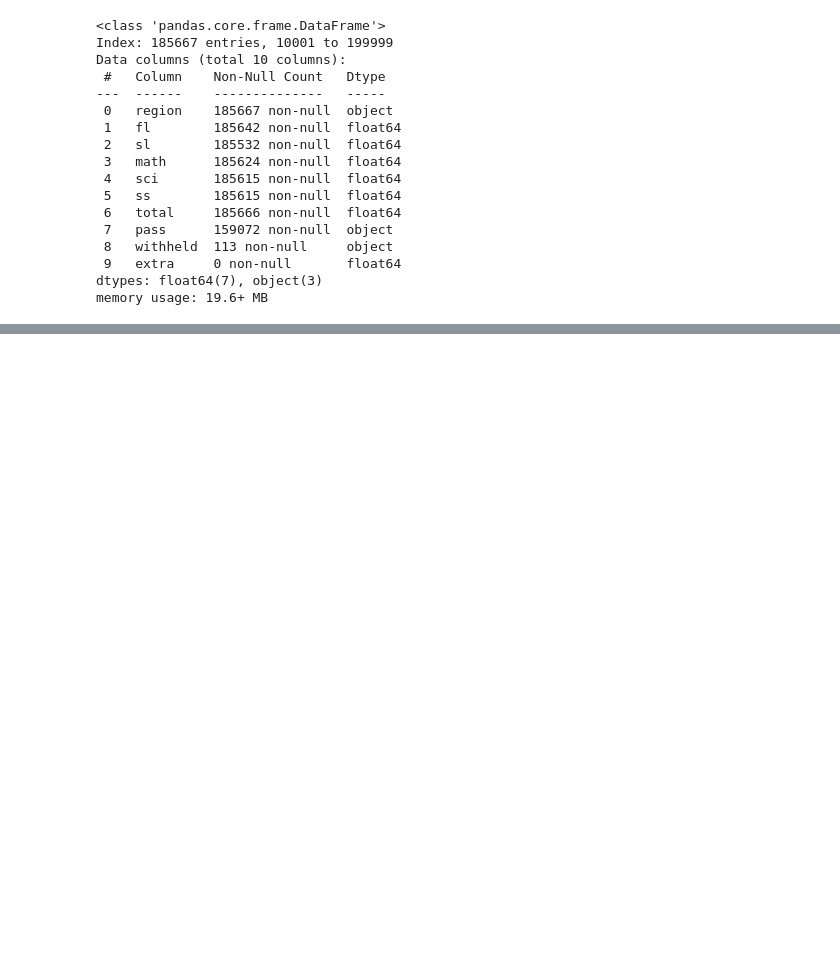
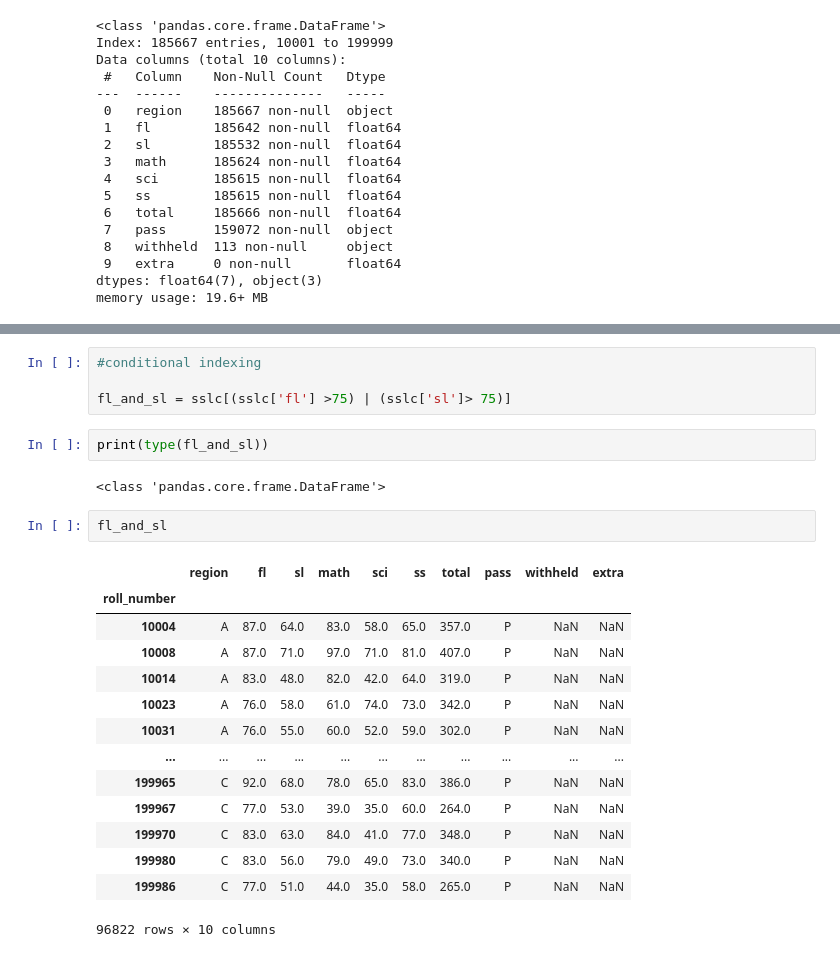
Before and after one commit to Balan-hub/EDAA, a Jupyter notebook: EDA_1.ipynb, the cells around one changed output, grey strips where cells are left out. Drawn from its saved outputs; the diff is of its cells as text; blank space fills up the shorter version.

```diff
--- a/EDA_1.ipynb
+++ b/EDA_1.ipynb
@@ -359,0 +484,25 @@ memory usage: 19.6+ MB
+# %%
+#conditional indexing
+
+fl_and_sl = sslc[(sslc['fl'] >75) | (sslc['sl']> 75)]
+# %%
+print(type(fl_and_sl))
+# %% [output]
+<class 'pandas.core.frame.DataFrame'>
+# %%
+fl_and_sl
+# %% [output]
+|  | region | fl | sl | math | sci | ss | total | pass | withheld | extra |
+| roll_number |  |  |  |  |  |  |  |  |  |  |
+| 10004 | A | 87.0 | 64.0 | 83.0 | 58.0 | 65.0 | 357.0 | P | NaN | NaN |
+| 10008 | A | 87.0 | 71.0 | 97.0 | 71.0 | 81.0 | 407.0 | P | NaN | NaN |
+| 10014 | A | 83.0 | 48.0 | 82.0 | 42.0 | 64.0 | 319.0 | P | NaN | NaN |
+| 10023 | A | 76.0 | 58.0 | 61.0 | 74.0 | 73.0 | 342.0 | P | NaN | NaN |
+| 10031 | A | 76.0 | 55.0 | 60.0 | 52.0 | 59.0 | 302.0 | P | NaN | NaN |
+| ... | ... | ... | ... | ... | ... | ... | ... | ... | ... | ... |
+| 199965 | C | 92.0 | 68.0 | 78.0 | 65.0 | 83.0 | 386.0 | P | NaN | NaN |
+| 199967 | C | 77.0 | 53.0 | 39.0 | 35.0 | 60.0 | 264.0 | P | NaN | NaN |
+| 199970 | C | 83.0 | 63.0 | 84.0 | 41.0 | 77.0 | 348.0 | P | NaN | NaN |
+| 199980 | C | 83.0 | 56.0 | 79.0 | 49.0 | 73.0 | 340.0 | P | NaN | NaN |
+| 199986 | C | 77.0 | 51.0 | 44.0 | 35.0 | 58.0 | 265.0 | P | NaN | NaN |
+96822 rows × 10 columns
```
Also changed, not shown: parts of 33 cells of this notebook.
